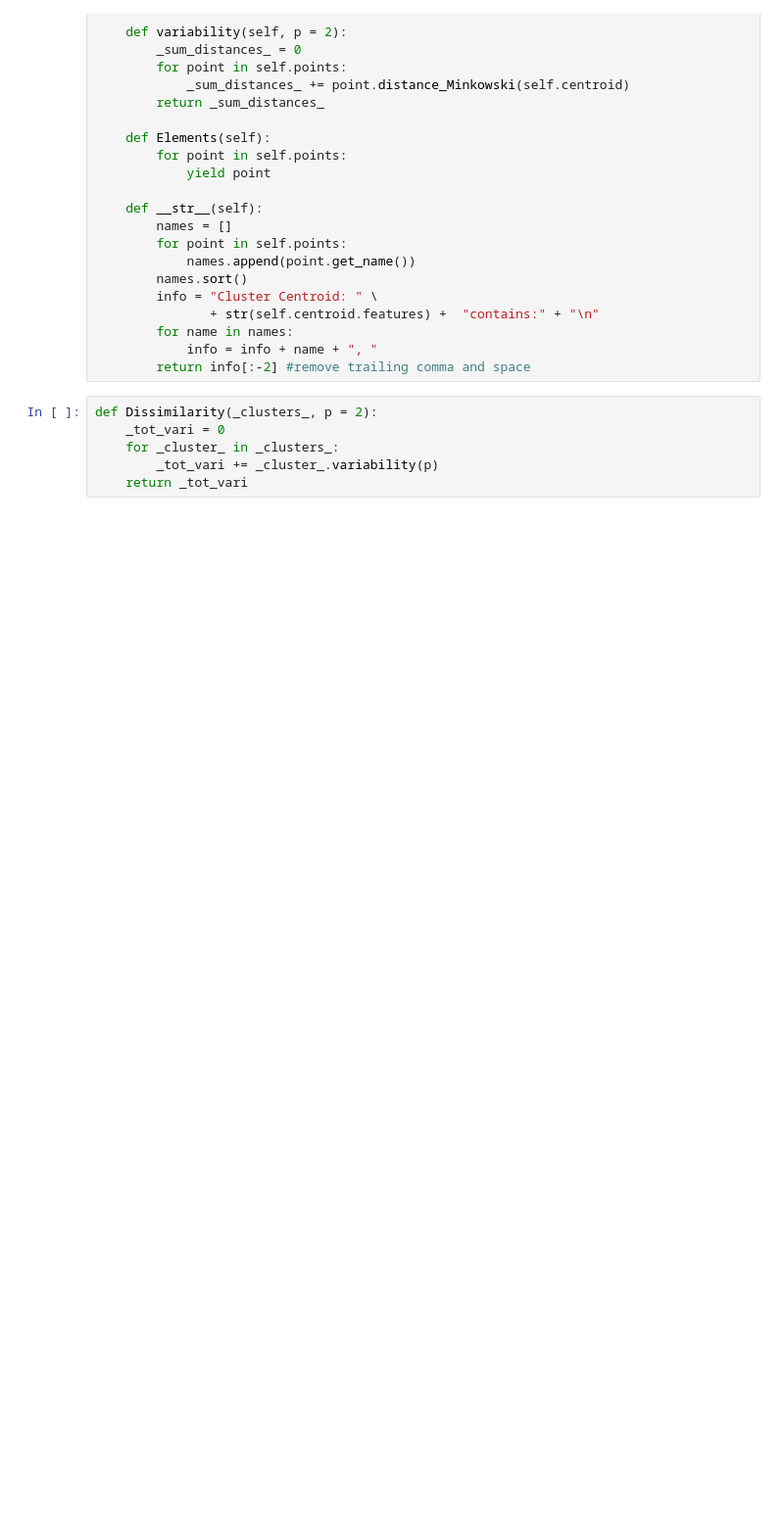
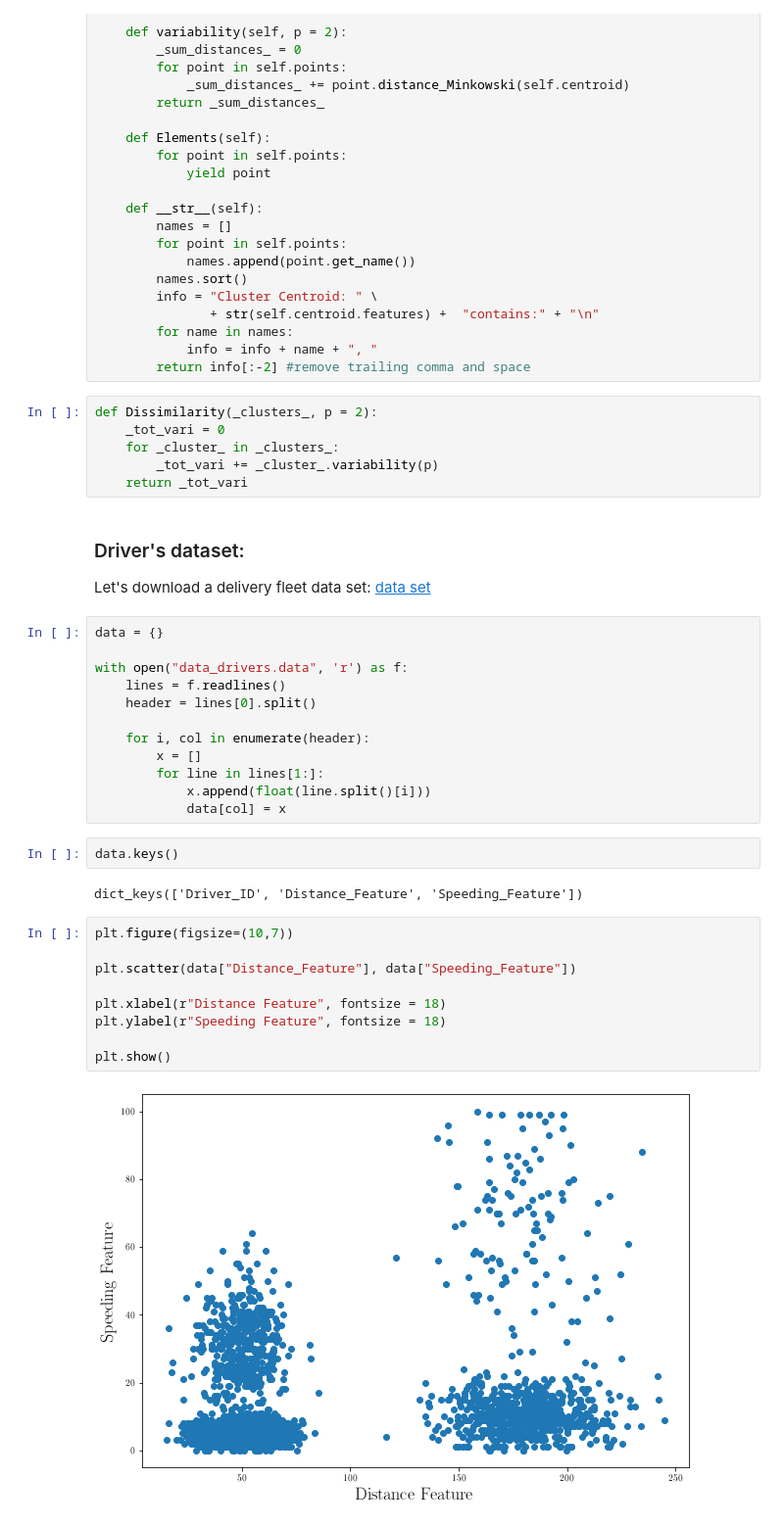
Before and after one commit to sinataamoli/Applied-Machine-Learning, a Jupyter notebook: Session 5 - Clustering (K-means).ipynb, the cells around one changed output. Shown at 98% size. Saved outputs shown, nothing was run; the diff lists cells and outputs as text; blank space fills up the shorter version.

```diff
--- a/Session 5 - Clustering (K-means).ipynb
+++ b/Session 5 - Clustering (K-means).ipynb
@@ -378,3 +378,35 @@ def Dissimilarity(_clusters_, p = 2):
     for _cluster_ in _clusters_:
         _tot_vari += _cluster_.variability(p)
     return _tot_vari
+# %% [markdown]
+### Driver's dataset:
+
+Let's download a delivery fleet data set:
+[data set](https://raw.githubusercontent.com/datascienceinc/learn-data-science/master/Introduction-to-K-means-Clustering/Data/data_1024.csv)
+# %%
+data = {}
+
+with open("data_drivers.data", 'r') as f:
+    lines = f.readlines()
+    header = lines[0].split()
+
+    for i, col in enumerate(header):
+        x = []
+        for line in lines[1:]:
+            x.append(float(line.split()[i]))
+            data[col] = x
+# %%
+data.keys()
+# %% [output]
+dict_keys(['Driver_ID', 'Distance_Feature', 'Speeding_Feature'])
+# %%
+plt.figure(figsize=(10,7))
+
+plt.scatter(data["Distance_Feature"], data["Speeding_Feature"])
+
+plt.xlabel(r"Distance Feature", fontsize = 18)
+plt.ylabel(r"Speeding Feature", fontsize = 18)
+
+plt.show()
+# %% [output]
+[figure, added]
```
Also changed, not shown: parts of 17 cells of this notebook.
